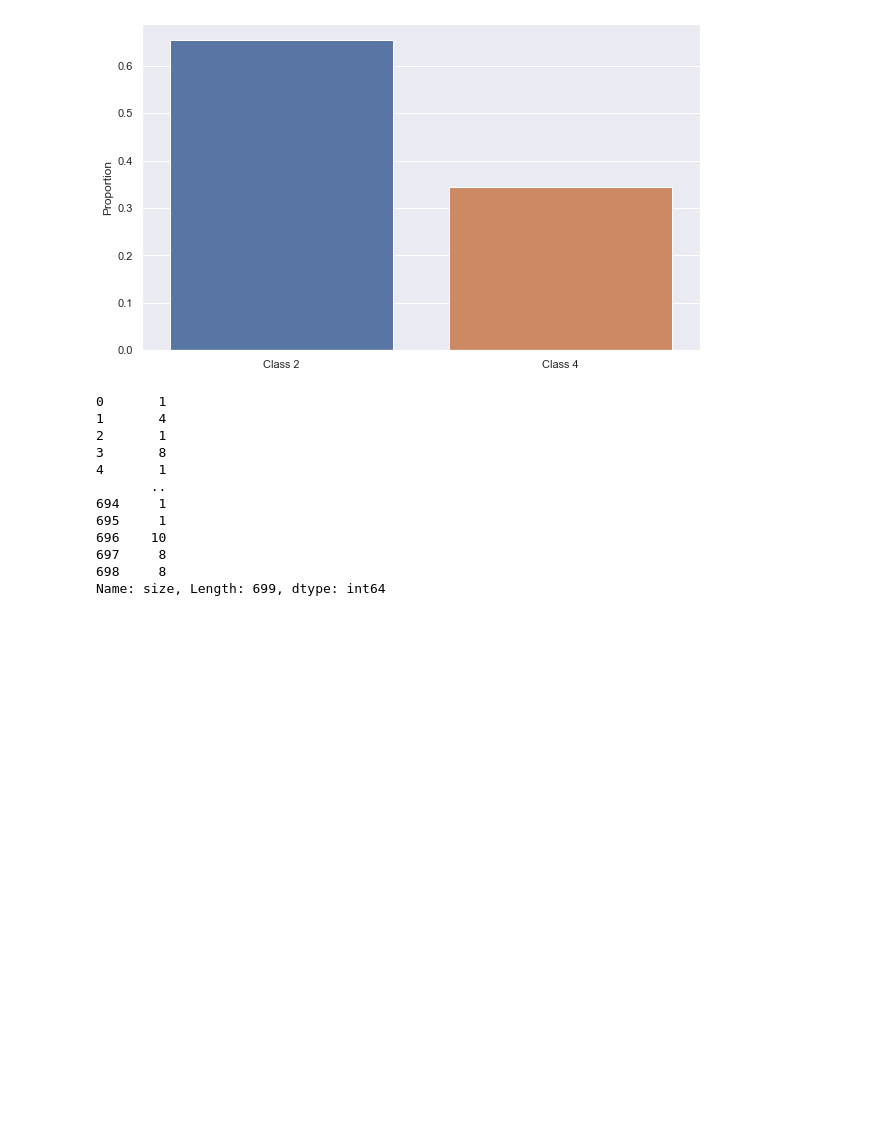
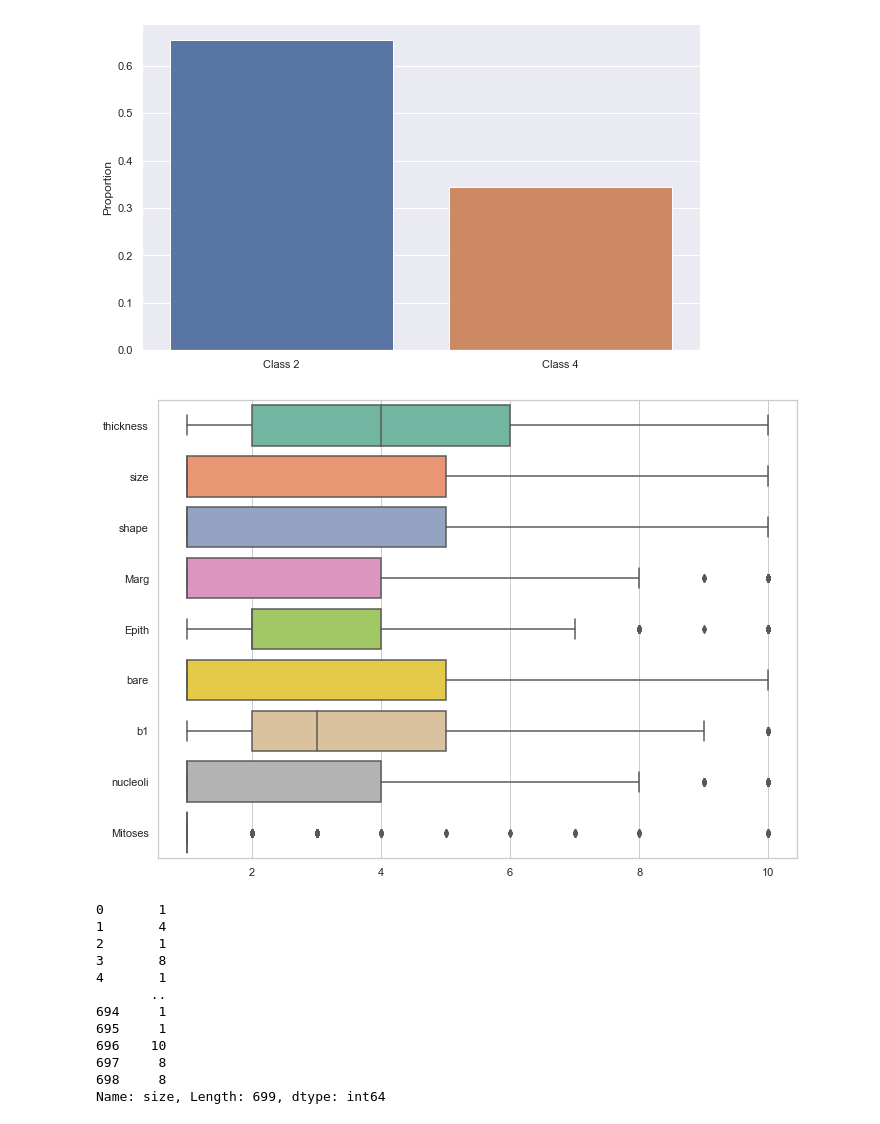
Before and after one commit to brmorg-to/supervised_learning_SVM, a Jupyter notebook: bruno_SVM.ipynb, the cells around one changed output. Saved outputs shown, nothing was run; the diff lists cells and outputs as text; code cells hidden in the pictures; blank space fills up the shorter version.

```diff
--- a/bruno_SVM.ipynb
+++ b/bruno_SVM.ipynb
@@ -227,6 +241,14 @@ plt.ylabel('Proportion')
 plt.show()
 # %% [output]
 [figure]
+# %%
+sns.set_style("whitegrid")
+figure = plt.figure(figsize=[10,7])
+ax = sns.boxplot(data=data_bruno[['thickness', 'size', 'shape', 'Marg', 'Epith', 'bare', 'b1',
+       'nucleoli', 'Mitoses']], palette="Set2", orient = 'h')
+plt.tight_layout()
+# %% [output]
+[figure, added]
 # %%
 data_bruno.iloc[:, 1]
 # %% [output]
```
Also changed, not shown: parts of 82 cells of this notebook, 5 other files.
